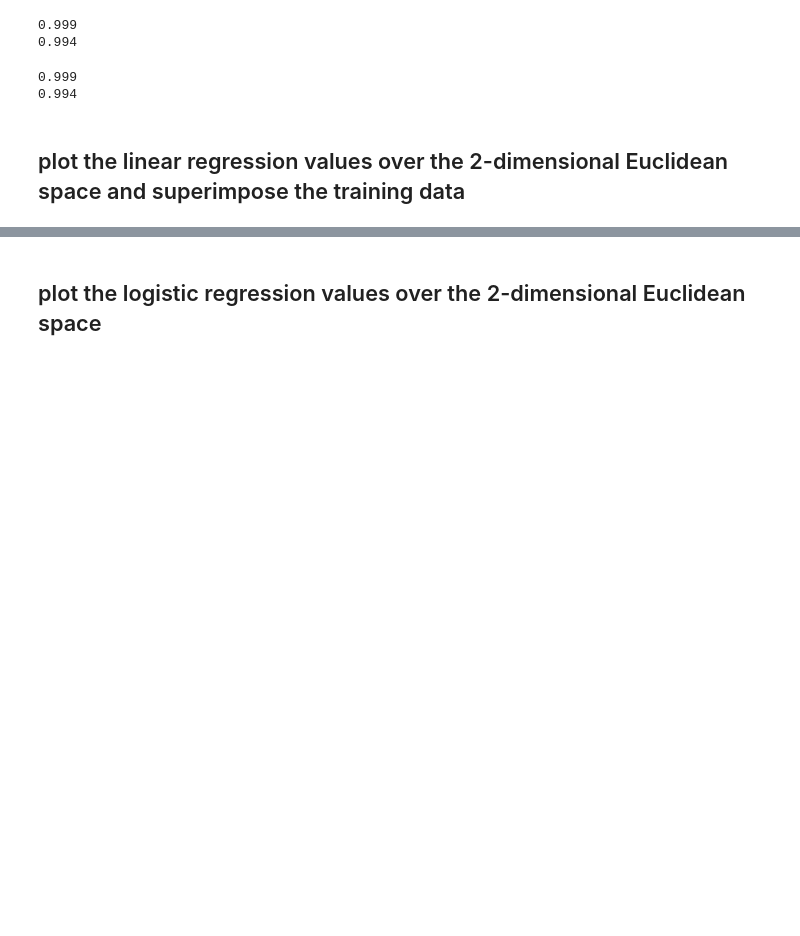
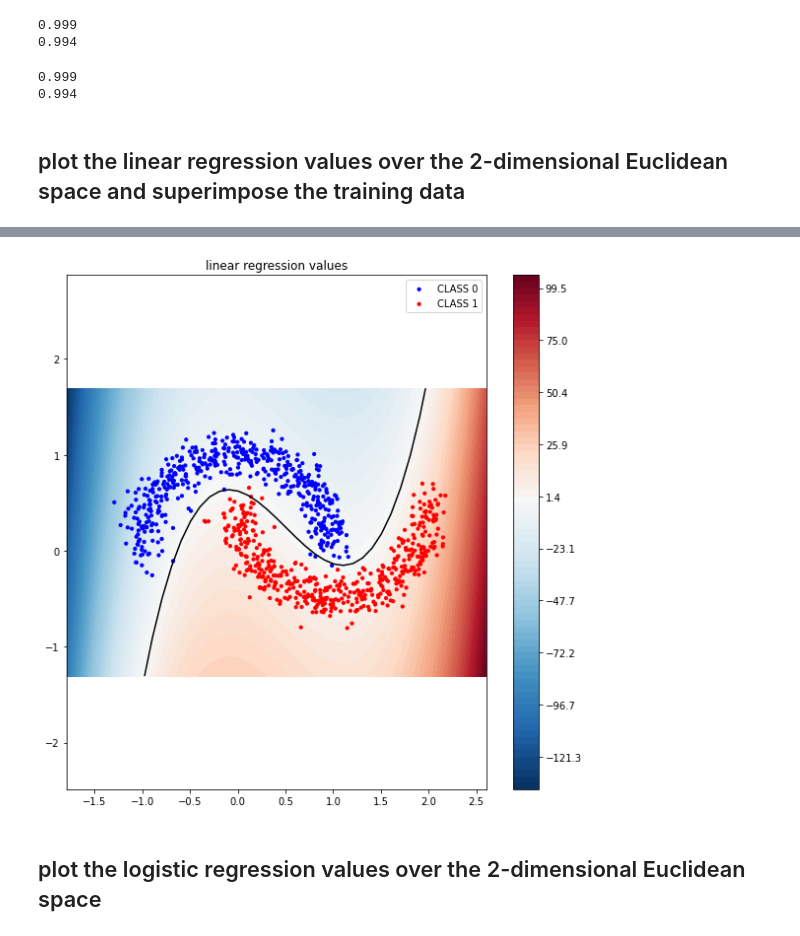
Before and after one commit to celestialxevermore/CAU_Machine_Learning, a Jupyter notebook: assignment_09/assignment_09.ipynb, the cells around one changed output, grey strips where cells are left out. Drawn from its saved outputs; the diff is of its cells as text; code cells hidden in the pictures; blank space fills up the shorter version.

```diff
--- a/assignment_09/assignment_09.ipynb
+++ b/assignment_09/assignment_09.ipynb
@@ -551,6 +640,10 @@ def function_result_10():
     plt.legend()
     plt.tight_layout()
     plt.show()
+# %%
+function_result_10()
+# %% [output]
+[figure, added]
 # %% [markdown]
 ## plot the logistic regression values over the 2-dimensional Euclidean space
 # %%
```
Also changed, not shown: parts of 17 cells of this notebook.
